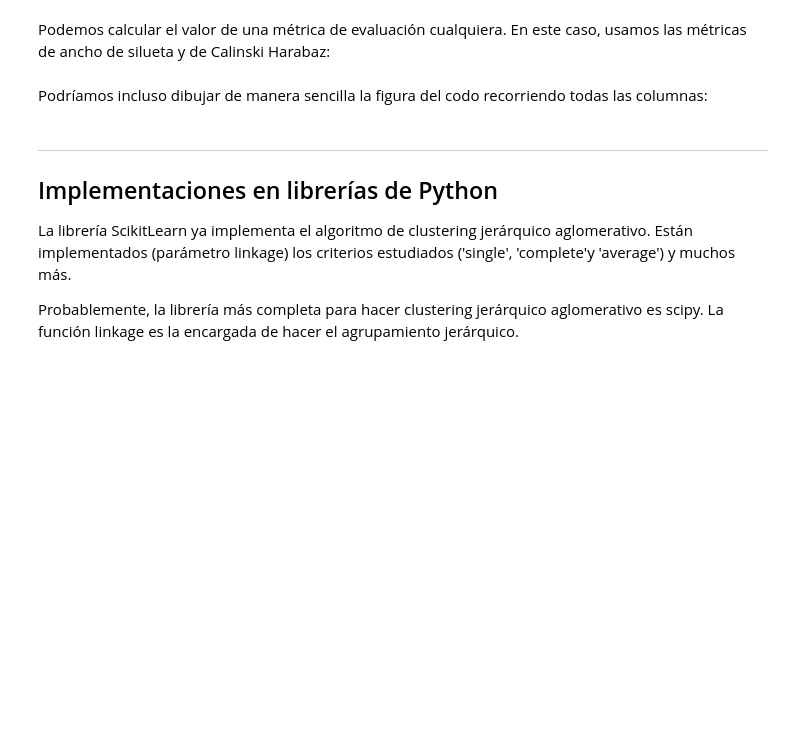
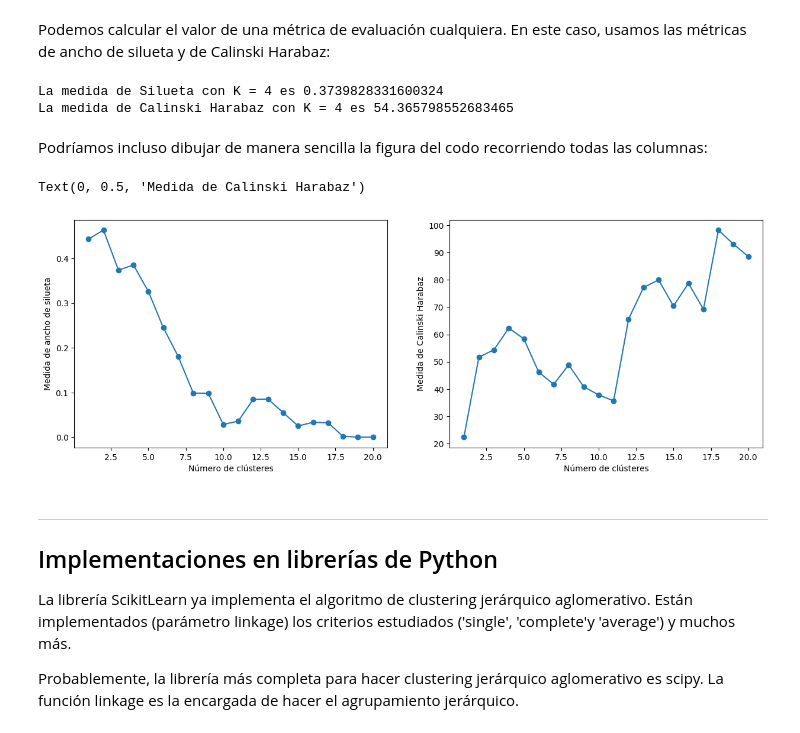
Before and after one commit to SandraNavarrete-docente/aprendizaje-automatico-252601, a Jupyter notebook: 04-MODELOS-NO-SUPERVISADOS/4_5_1_Métodos_de_clustering_jerarquico.ipynb, the cells around one changed output. Saved outputs shown, nothing was run; the diff lists cells and outputs as text; code cells hidden in the pictures; blank space fills up the shorter version.

```diff
--- a/04-MODELOS-NO-SUPERVISADOS/4_5_1_Métodos_de_clustering_jerarquico.ipynb
+++ b/04-MODELOS-NO-SUPERVISADOS/4_5_1_Métodos_de_clustering_jerarquico.ipynb
@@ -295,28 +384,38 @@ from sklearn.metrics import silhouette_score, calinski_harabasz_score
 # Podemos elegir mParticiones_{min/max/mean}
 mParticiones = mParticiones_min
 K = 4
-partToEval =  ## P8. Tu código aquí ##
-
-print('La medida de Silueta con K =',K,'es', # P9 Complete su codigo aqui ##)
-print('La medida de Calinski Harabaz con K =',K,'es',# P9 Complete su codigo aqui ##)
+partToEval = mParticiones[:,K-1]
+print('La medida de Silueta con K =',K,'es', silhouette_score(Dx, partToEval))
+print('La medida de Calinski Harabaz con K =',K,'es', calinski_harabasz_score(Dx, partToEval))
+# %% [output]
+La medida de Silueta con K = 4 es 0.3739828331600324
+La medida de Calinski Harabaz con K = 4 es 54.365798552683465
 # %% [markdown]
 Podríamos incluso dibujar de manera sencilla la figura del codo recorriendo todas las columnas:
 # %%
 rsilueta = np.zeros(mParticiones.shape[1])
 rch = np.zeros(mParticiones.shape[1])
 for K in np.arange(1,mParticiones.shape[1]-1):
-  # P10 Complete su codigo aqui ##
+  etiquetas = mParticiones[:, K]
+
+    # Solo tiene sentido calcular las métricas si hay más de un cluster
+  if len(np.unique(etiquetas)) > 1:
+        rsilueta[K] = silhouette_score(Dx, etiquetas)
+        rch[K] = calinski_harabasz_score(Dx, etiquetas)
 
 fig, ax = plt.subplots(1,2, figsize=(15,5))
 ax[0].plot(np.arange(1,mParticiones.shape[1]-1), rsilueta[np.arange(1,mParticiones.shape[1]-1)],
            linestyle='-', marker='o')
 ax[0].set_xlabel("Número de clústeres")
 ax[0].set_ylabel("Medida de ancho de silueta")
 
 ax[1].plot(np.arange(1,mParticiones.shape[1]-1), rch[np.arange(1,mParticiones.shape[1]-1)],
            linestyle='-', marker='o')
 ax[1].set_xlabel("Número de clústeres")
 ax[1].set_ylabel("Medida de Calinski Harabaz")
+# %% [output]
+Text(0, 0.5, 'Medida de Calinski Harabaz')
+[figure, added]
 # %% [markdown]
 <hr>
 <h2>Implementaciones en librerías de Python</h2>
```
Also changed, not shown: parts of 21 cells of this notebook.
